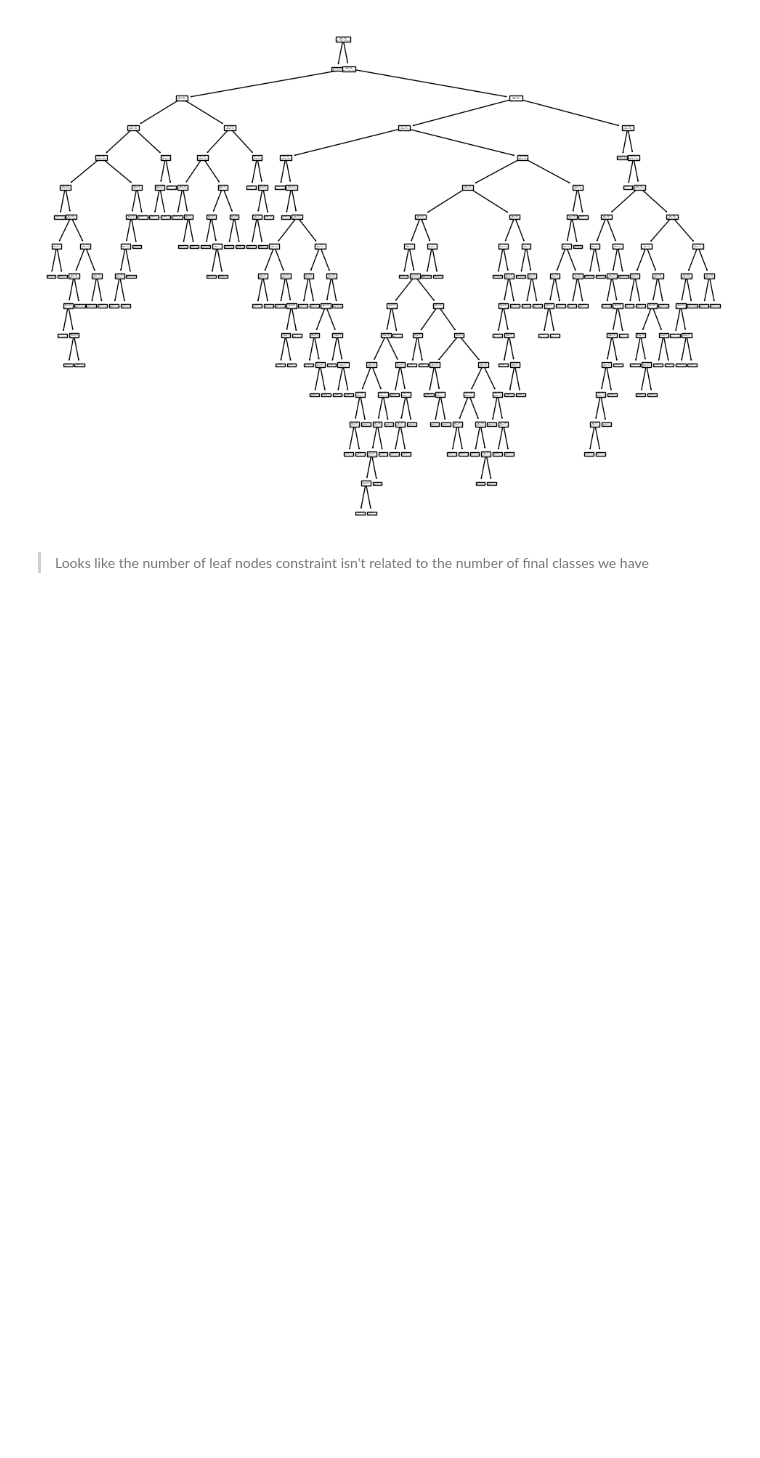
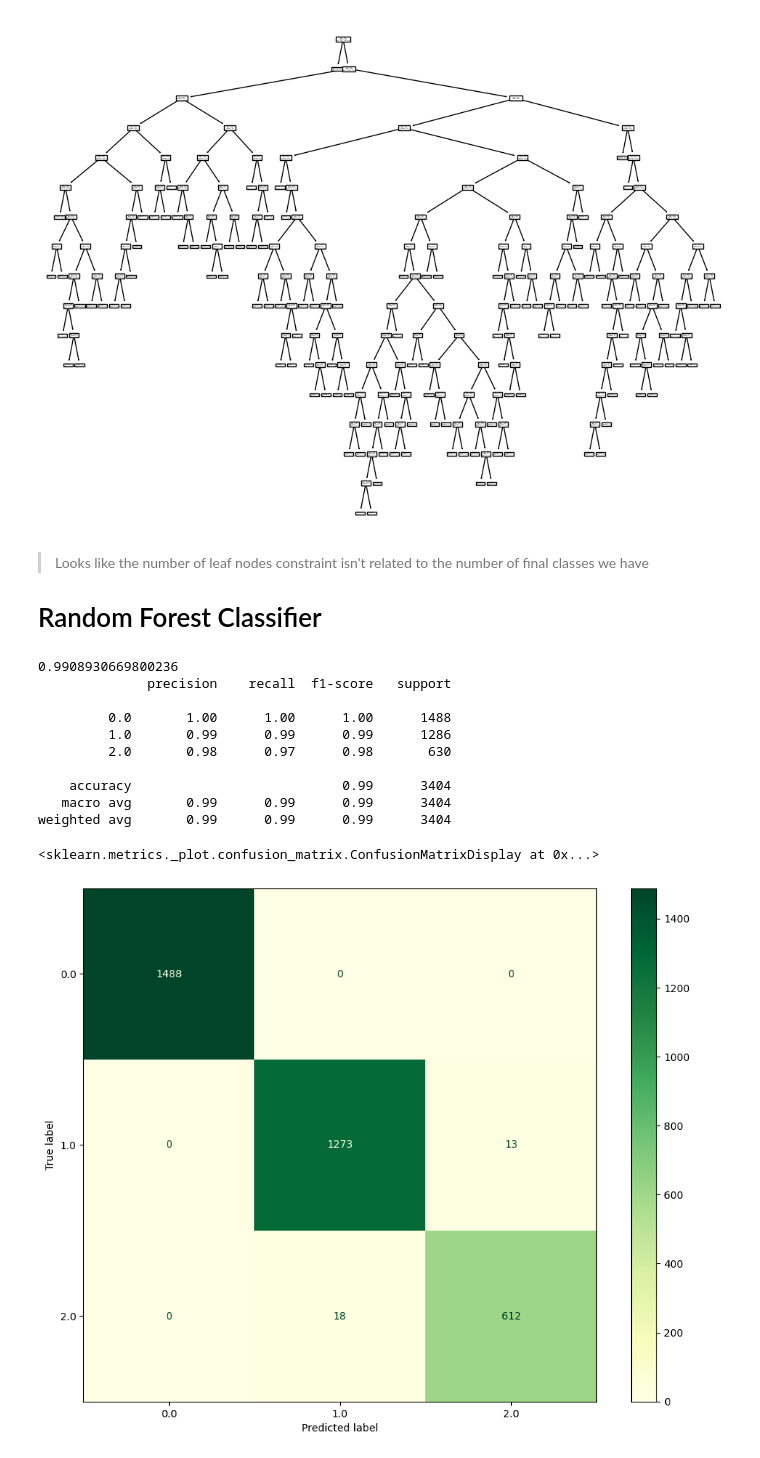
Before and after one commit to karthikvadlamani/rotten-tomatoes-movie-classification, a Jupyter notebook: rotten_tomatoes.ipynb, the cells around one changed output. Cells and saved outputs as stored; diff of their text form; code cells hidden in the pictures; blank space fills up the shorter version.

Commit message:
[Rotten Tomatoes] Weighted Random Forest

```diff
--- a/rotten_tomatoes.ipynb
+++ b/rotten_tomatoes.ipynb
@@ -263,3 +263,35 @@ plt.show()
 [figure]
 # %% [markdown]
 > Looks like the number of leaf nodes constraint isn't related to the number of final classes we have
+
+# Random Forest Classifier
+# %%
+# Instantiate
+rf = RandomForestClassifier(random_state=2)
+
+# Train
+rf.fit(X_train, y_train)
+
+# Predict
+y_predict = rf.predict(X_test)
+
+# Print accuracy score and classification report
+print(accuracy_score(y_test, y_predict))
+print(classification_report(y_test, y_predict))
+
+# Plot Confusion Matrix
+fig, ax = plt.subplots(figsize=(12,9))
+plot_confusion_matrix(rf, X_test, y_test, cmap = 'YlGn', ax=ax)
+# %% [output]
+0.9908930669800236
+              precision    recall  f1-score   support
+
+         0.0       1.00      1.00      1.00      1488
+         1.0       0.99      0.99      0.99      1286
+         2.0       0.98      0.97      0.98       630
+
+    accuracy                           0.99      3404
+   macro avg       0.99      0.99      0.99      3404
+weighted avg       0.99      0.99      0.99      3404
+<sklearn.metrics._plot.confusion_matrix.ConfusionMatrixDisplay at 0x...>
+[figure, added]
```
Also changed, not shown: parts of 8 cells of this notebook.
